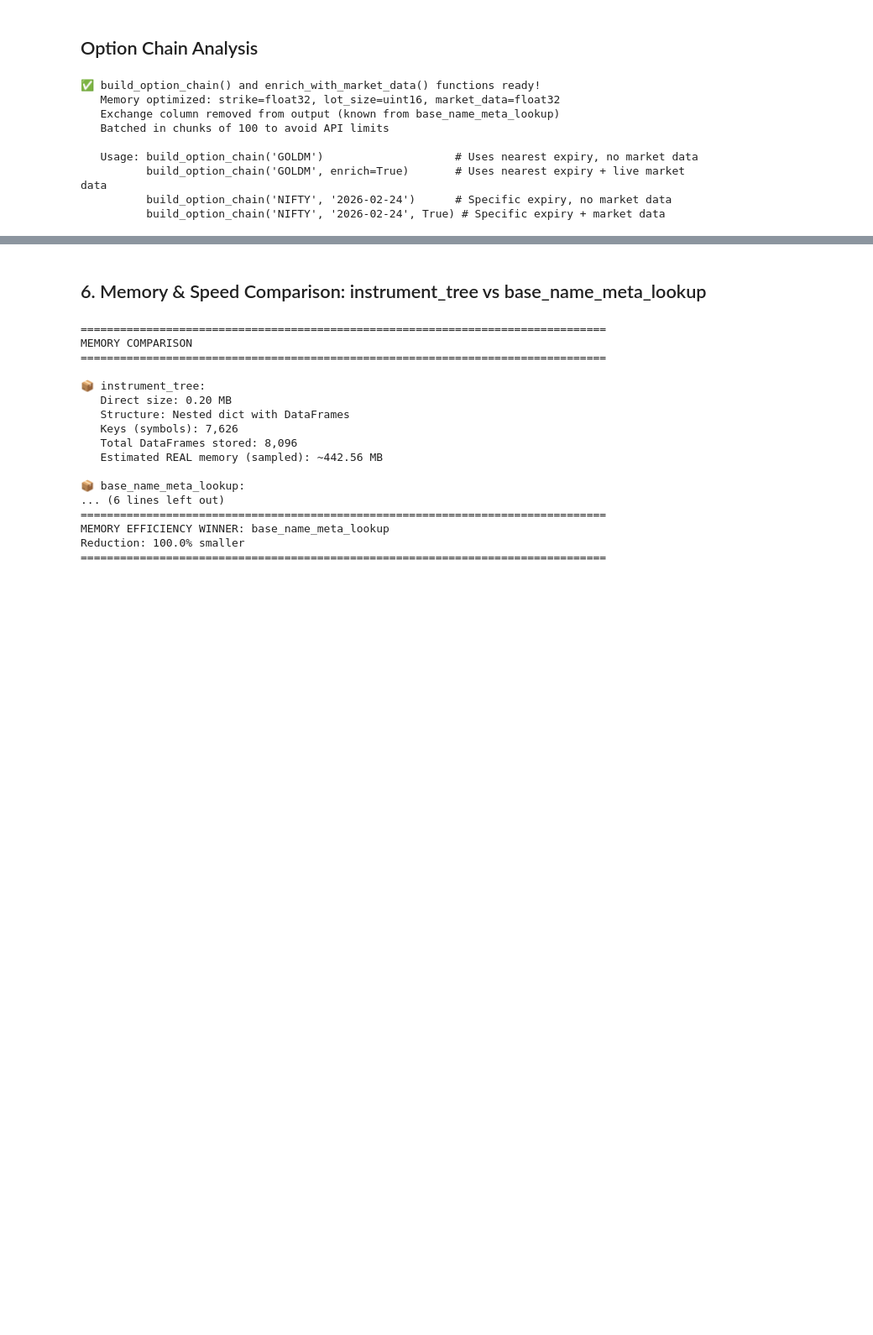
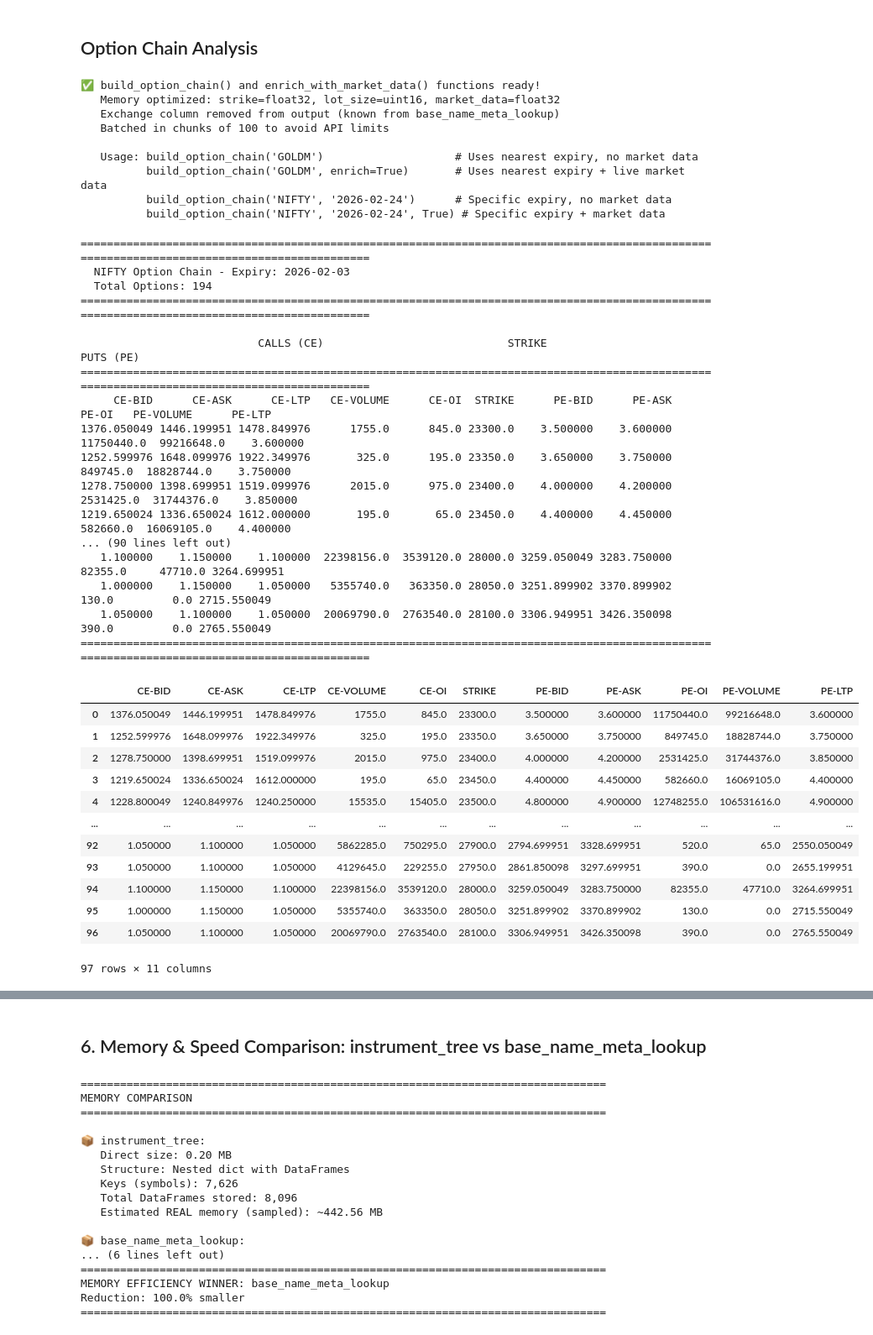
Before and after one commit to sathyakumarnandakumar-cmyk/project-pykite, a Jupyter notebook: tests.ipynb, the cells around one changed output, grey strips where cells are left out. Shown at 84% size. Cells and saved outputs as stored; diff of their text form; code cells hidden in the pictures; blank space fills up the shorter version.

```diff
--- a/tests.ipynb
+++ b/tests.ipynb
@@ -643,0 +710,39 @@ def show_chain_summary(chain, name, show_market_data=False):
+# %%
+# Display and save the chain
+chain_df = show_chain(chain1, 'NIFTY')
+
+
+# Or just view later
+chain_df.head(10)
+chain_df
+# %% [output]
+============================================================================================================================================
+  NIFTY Option Chain - Expiry: 2026-02-03
+  Total Options: 194
+============================================================================================================================================
+
+                           CALLS (CE)                            STRIKE                            PUTS (PE)
+============================================================================================================================================
+     CE-BID      CE-ASK      CE-LTP   CE-VOLUME      CE-OI  STRIKE      PE-BID      PE-ASK      PE-OI   PE-VOLUME      PE-LTP
+1376.050049 1446.199951 1478.849976      1755.0      845.0 23300.0    3.500000    3.600000 11750440.0  99216648.0    3.600000
+1252.599976 1648.099976 1922.349976       325.0      195.0 23350.0    3.650000    3.750000   849745.0  18828744.0    3.750000
+1278.750000 1398.699951 1519.099976      2015.0      975.0 23400.0    4.000000    4.200000  2531425.0  31744376.0    3.850000
+1219.650024 1336.650024 1612.000000       195.0       65.0 23450.0    4.400000    4.450000   582660.0  16069105.0    4.400000
+... (90 lines left out)
+   1.100000    1.150000    1.100000  22398156.0  3539120.0 28000.0 3259.050049 3283.750000    82355.0     47710.0 3264.699951
+   1.000000    1.150000    1.050000   5355740.0   363350.0 28050.0 3251.899902 3370.899902      130.0         0.0 2715.550049
+   1.050000    1.100000    1.050000  20069790.0  2763540.0 28100.0 3306.949951 3426.350098      390.0         0.0 2765.550049
+============================================================================================================================================
+|  | CE-BID | CE-ASK | CE-LTP | CE-VOLUME | CE-OI | STRIKE | PE-BID | PE-ASK | PE-OI | PE-VOLUME | PE-LTP |
+| 0 | 1376.050049 | 1446.199951 | 1478.849976 | 1755.0 | 845.0 | 23300.0 | 3.500000 | 3.600000 | 11750440.0 | 99216648.0 | 3.600000 |
+| 1 | 1252.599976 | 1648.099976 | 1922.349976 | 325.0 | 195.0 | 23350.0 | 3.650000 | 3.750000 | 849745.0 | 18828744.0 | 3.750000 |
+| 2 | 1278.750000 | 1398.699951 | 1519.099976 | 2015.0 | 975.0 | 23400.0 | 4.000000 | 4.200000 | 2531425.0 | 31744376.0 | 3.850000 |
+| 3 | 1219.650024 | 1336.650024 | 1612.000000 | 195.0 | 65.0 | 23450.0 | 4.400000 | 4.450000 | 582660.0 | 16069105.0 | 4.400000 |
+| 4 | 1228.800049 | 1240.849976 | 1240.250000 | 15535.0 | 15405.0 | 23500.0 | 4.800000 | 4.900000 | 12748255.0 | 106531616.0 | 4.900000 |
+| ... | ... | ... | ... | ... | ... | ... | ... | ... | ... | ... | ... |
+| 92 | 1.050000 | 1.100000 | 1.050000 | 5862285.0 | 750295.0 | 27900.0 | 2794.699951 | 3328.699951 | 520.0 | 65.0 | 2550.050049 |
+| 93 | 1.050000 | 1.100000 | 1.050000 | 4129645.0 | 229255.0 | 27950.0 | 2861.850098 | 3297.699951 | 390.0 | 0.0 | 2655.199951 |
+| 94 | 1.100000 | 1.150000 | 1.100000 | 22398156.0 | 3539120.0 | 28000.0 | 3259.050049 | 3283.750000 | 82355.0 | 47710.0 | 3264.699951 |
+| 95 | 1.000000 | 1.150000 | 1.050000 | 5355740.0 | 363350.0 | 28050.0 | 3251.899902 | 3370.899902 | 130.0 | 0.0 | 2715.550049 |
+| 96 | 1.050000 | 1.100000 | 1.050000 | 20069790.0 | 2763540.0 | 28100.0 | 3306.949951 | 3426.350098 | 390.0 | 0.0 | 2765.550049 |
+97 rows × 11 columns
```
Also changed, not shown: parts of 17 cells of this notebook, 1 other file.
